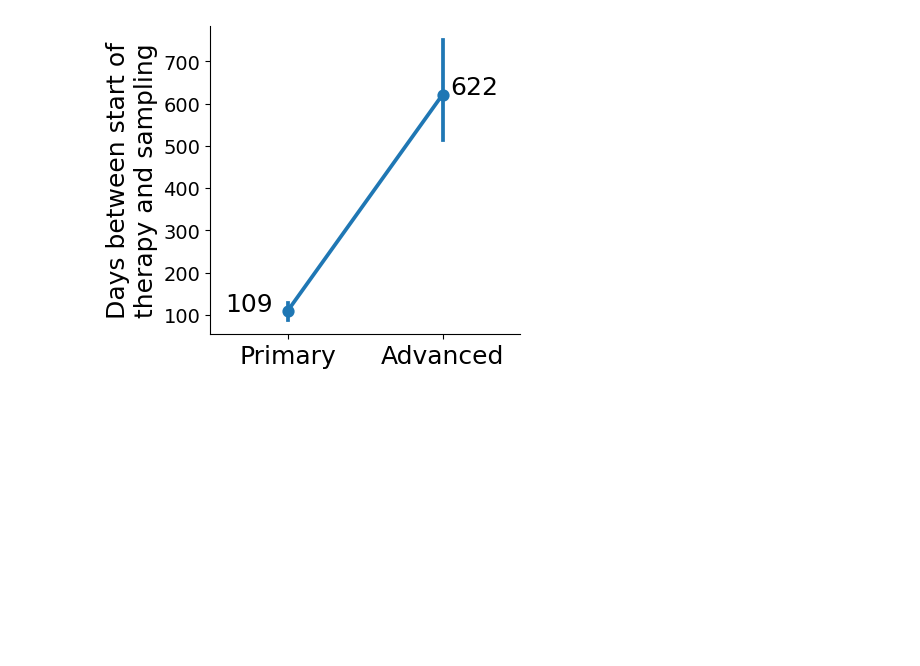
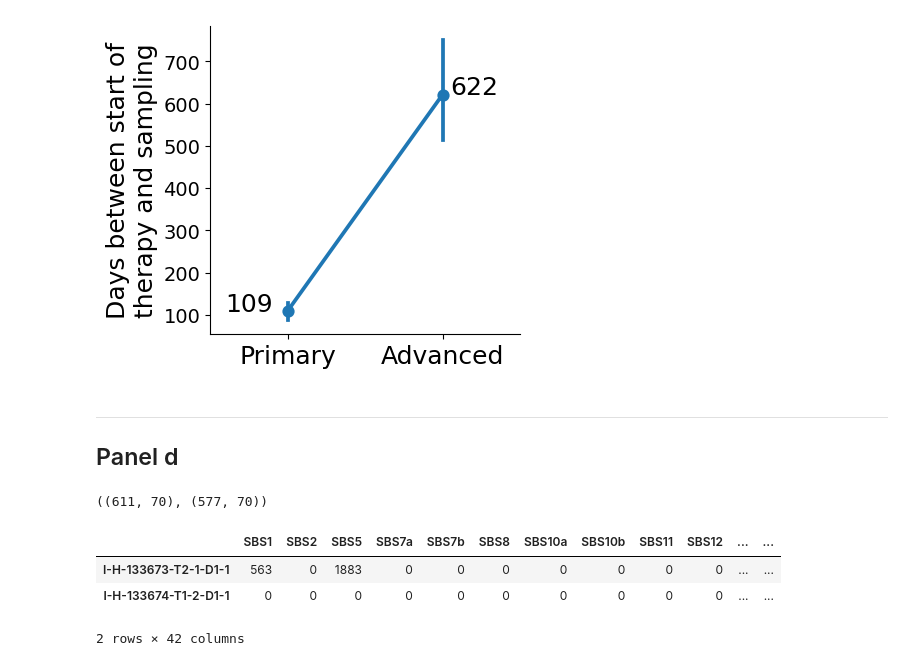
Before and after one commit to shlienlab/mutsigs_therapy, a Jupyter notebook: notebooks/ExtendedFig_1.ipynb, the cells around one changed output. Drawn from its saved outputs; the diff is of its cells as text; code cells hidden in the pictures; blank space fills up the shorter version.

```diff
--- a/notebooks/ExtendedFig_1.ipynb
+++ b/notebooks/ExtendedFig_1.ipynb
@@ -144,3 +144,38 @@ ax.spines[['right', 'top']].set_visible(False)
 plt.savefig(os.path.join(fig_out, 'ExFig_1c.pdf'), bbox_inches="tight")
 # %% [output]
 [figure]
+# %% [markdown]
+-----
+## Panel d
+# %%
+kzm611_sigs = pd.read_csv(os.path.join(root_dir, 'source_data/KZM_signatures.tsv'), sep='\t', index_col=0)
+kzm611_sigs_low = kzm611_sigs.loc[low_samples].copy()
+kzm611_sigs.shape, kzm611_sigs_low.shape
+# %% [output]
+((611, 70), (577, 70))
+# %%
+kzm611_md_low = kzm611_md[kzm611_md.Burden=='low'].copy()
+kzm611_sbs_low = kzm611_sigs_low[[x for x in kzm611_sigs_low.columns if 'SBS' in x]].copy()
+kzm611_sbs = kzm611_sigs[[x for x in kzm611_sigs.columns if 'SBS' in x]].copy()
+kzm611_dbs = kzm611_sigs[[x for x in kzm611_sigs.columns if x.startswith('DBS')]].copy()
+# %%
+kzm611_sbs31 = kzm611_sbs[kzm611_sbs.SBS31>0].copy()
+kzm611_sbs31['Burden'] = kzm611_sbs31.sum(axis=1)
+
+kzm611_sbs35 = kzm611_sbs[kzm611_sbs.SBS35>0].copy()
+kzm611_sbs35['Burden'] = kzm611_sbs35.sum(axis=1)
+
+kzm611_sbsl5 = kzm611_sbs[kzm611_sbs.SBS288L5>0].copy()
+kzm611_sbsl5['Burden'] = kzm611_sbsl5.sum(axis=1)
+
+kzm611_dbs5 = kzm611_dbs[kzm611_dbs.DBS5>0].copy()
+kzm611_dbs5['Burden'] = kzm611_dbs5.sum(axis=1)
+
+kzm611_dbsh2 = kzm611_dbs[kzm611_dbs.DBS78H2>0].copy()
+kzm611_dbsh2['Burden'] = kzm611_dbsh2.sum(axis=1)
+kzm611_sbs31.head(2)
+# %% [output]
+|  | SBS1 | SBS2 | SBS5 | SBS7a | SBS7b | SBS8 | SBS10a | SBS10b | SBS11 | SBS12 | ... | ... |
+| I-H-133673-T2-1-D1-1 | 563 | 0 | 1883 | 0 | 0 | 0 | 0 | 0 | 0 | 0 | ... | ... |
+| I-H-133674-T1-2-D1-1 | 0 | 0 | 0 | 0 | 0 | 0 | 0 | 0 | 0 | 0 | ... | ... |
+2 rows × 42 columns
```
Also changed, not shown: parts of 3 cells of this notebook, 7 other files.
